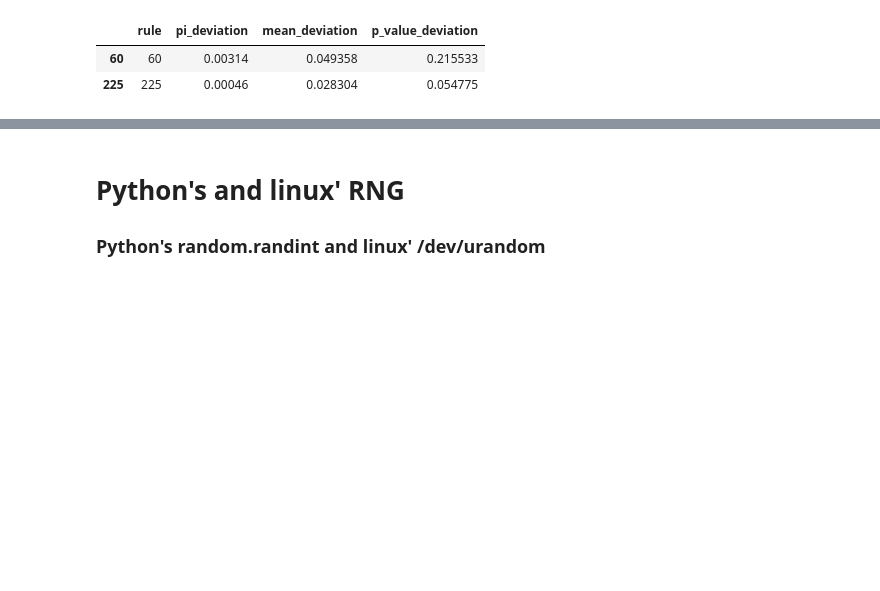
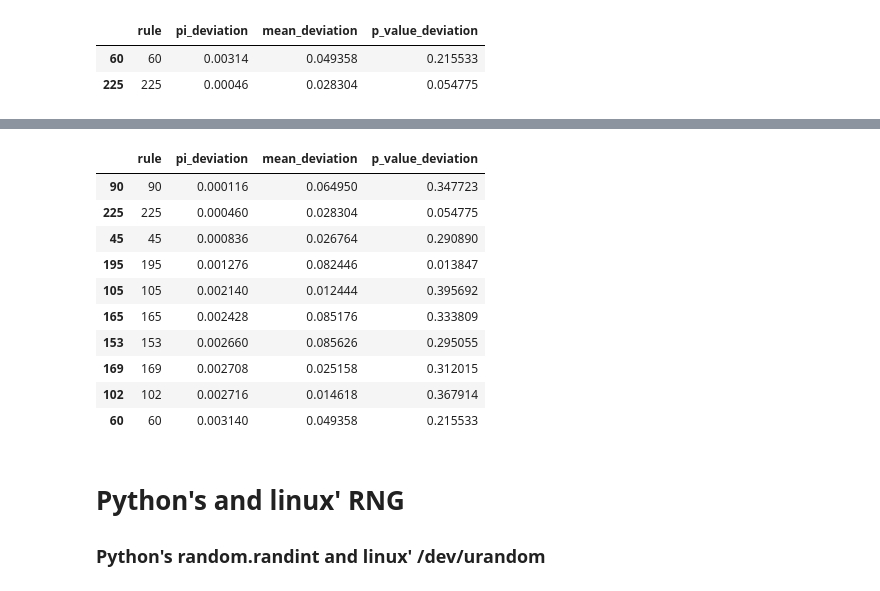
Before and after one commit to sunsistemo/mozzacella-automato-salad, a Jupyter notebook: results-two-colors.ipynb, the cells around one changed output, grey strips where cells are left out. Saved outputs shown, nothing was run; the diff lists cells and outputs as text; code cells hidden in the pictures; blank space fills up the shorter version.

```diff
--- a/results-two-colors.ipynb
+++ b/results-two-colors.ipynb
@@ -174,3 +224,17 @@ selection[selection.rule.isin(set(p_value_top_10.rule.values) & set(mean_top_10.
+# %%
+pi_top_10
+# %% [output]
+|  | rule | pi_deviation | mean_deviation | p_value_deviation |
+| 90 | 90 | 0.000116 | 0.064950 | 0.347723 |
+| 225 | 225 | 0.000460 | 0.028304 | 0.054775 |
+| 45 | 45 | 0.000836 | 0.026764 | 0.290890 |
+| 195 | 195 | 0.001276 | 0.082446 | 0.013847 |
+| 105 | 105 | 0.002140 | 0.012444 | 0.395692 |
+| 165 | 165 | 0.002428 | 0.085176 | 0.333809 |
+| 153 | 153 | 0.002660 | 0.085626 | 0.295055 |
+| 169 | 169 | 0.002708 | 0.025158 | 0.312015 |
+| 102 | 102 | 0.002716 | 0.014618 | 0.367914 |
+| 60 | 60 | 0.003140 | 0.049358 | 0.215533 |
 # %% [markdown]
 # Python's and linux' RNG
 
```
Also changed, not shown: parts of 4 cells of this notebook, 1 other file.
